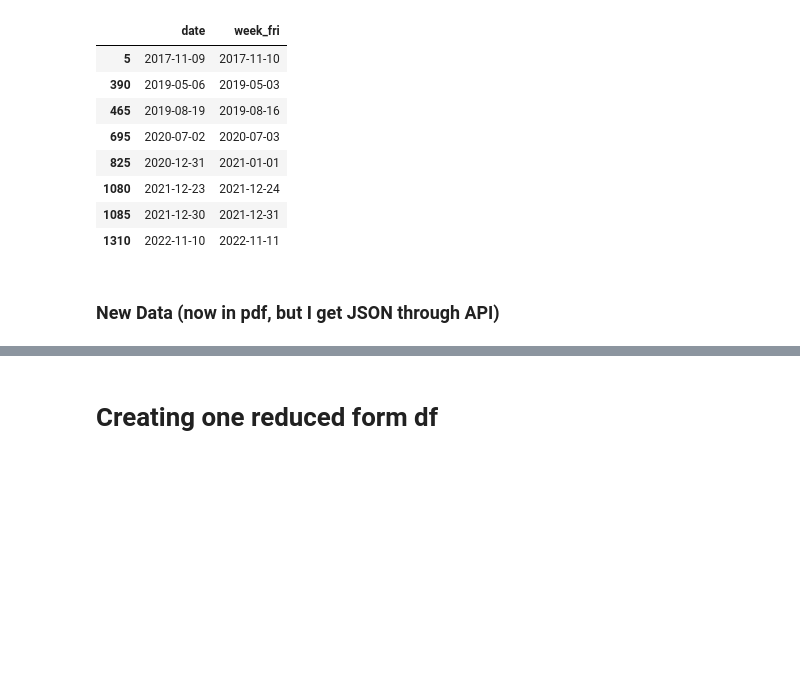
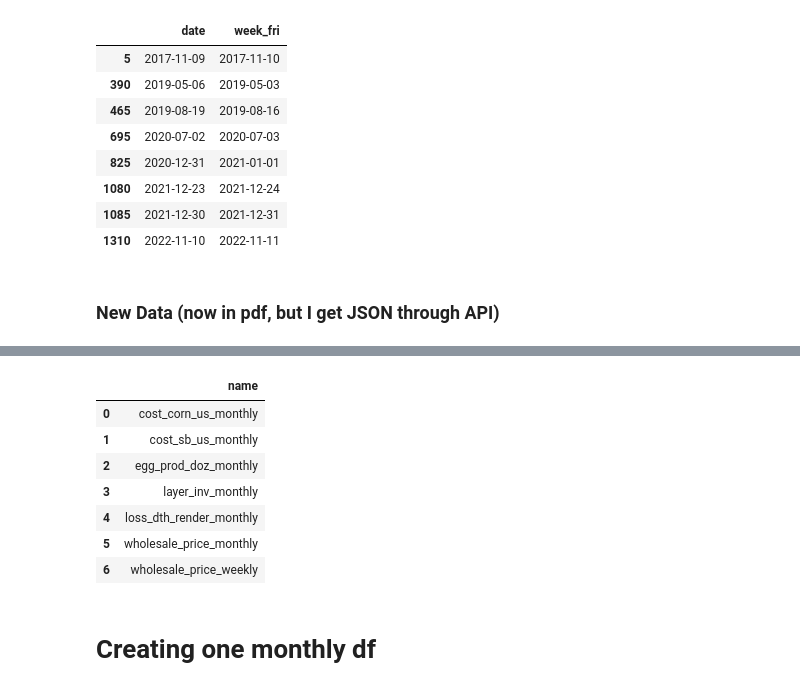
Before and after one commit to akimovhhh/rockets_feathers, a Jupyter notebook: eggs/code/data extraction/usda_data_extraction.ipynb, the cells around one changed output, grey strips where cells are left out. Saved outputs shown, nothing was run; the diff lists cells and outputs as text; code cells hidden in the pictures; blank space fills up the shorter version.

```diff
--- a/eggs/code/data extraction/usda_data_extraction.ipynb
+++ b/eggs/code/data extraction/usda_data_extraction.ipynb
@@ -476,2 +529,16 @@ monthly_df.to_csv(FOLDER + "data/usda/warehouse_price_monthly.csv", index = 0)
+# %%
+# Saving
+monthly_df.to_csv(DATA_FOLDER + "/usda/wholesale_price_monthly.csv")
+con.execute("create or replace table wholesale_price_monthly as select * from monthly_df")
+con.execute('show tables').df()
+# %% [output]
+|  | name |
+| 0 | cost_corn_us_monthly |
+| 1 | cost_sb_us_monthly |
+| 2 | egg_prod_doz_monthly |
+| 3 | layer_inv_monthly |
+| 4 | loss_dth_render_monthly |
+| 5 | wholesale_price_monthly |
+| 6 | wholesale_price_weekly |
 # %% [markdown]
-# Creating one reduced form df
+# Creating one monthly df
```
Also changed, not shown: parts of 19 cells of this notebook.
